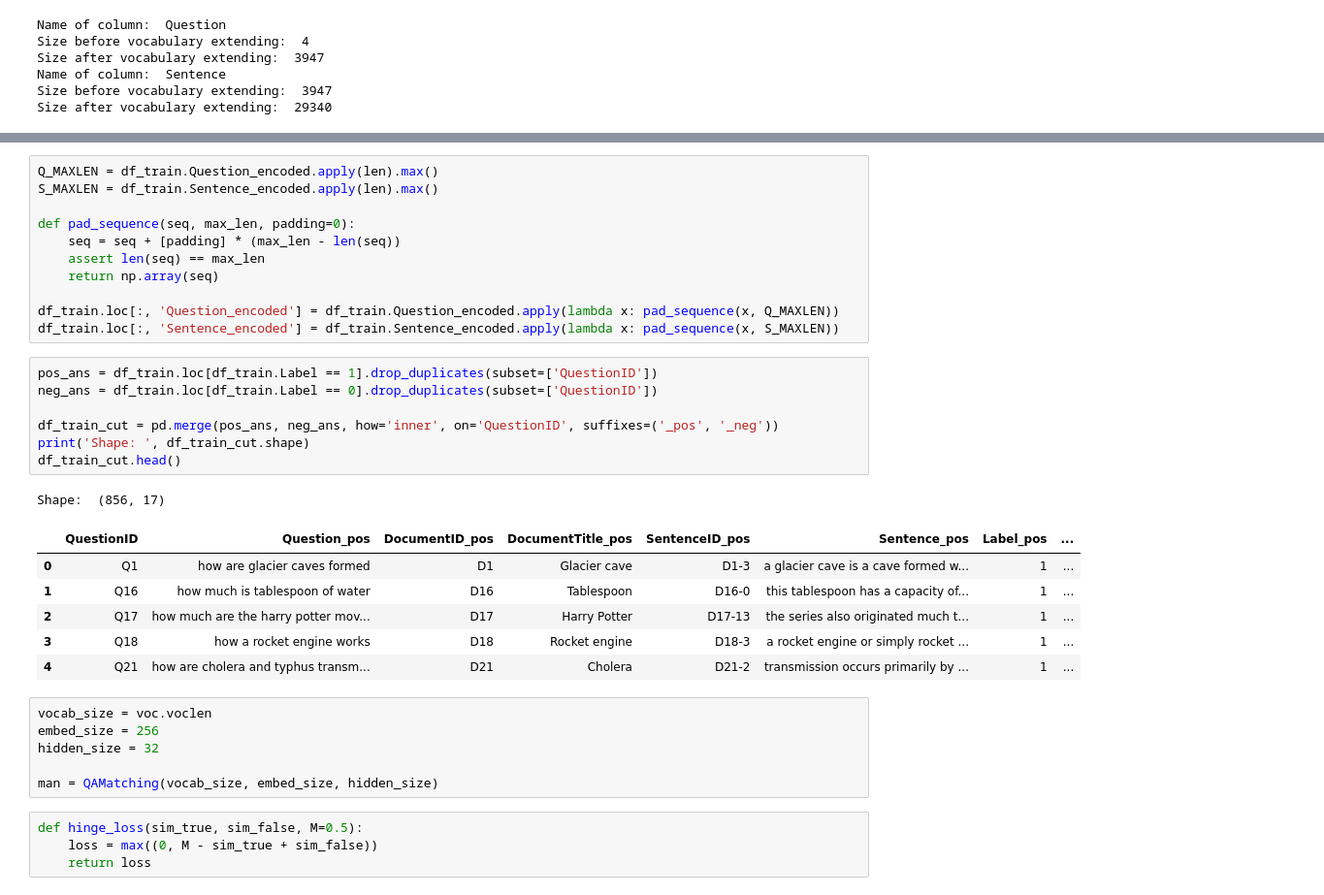
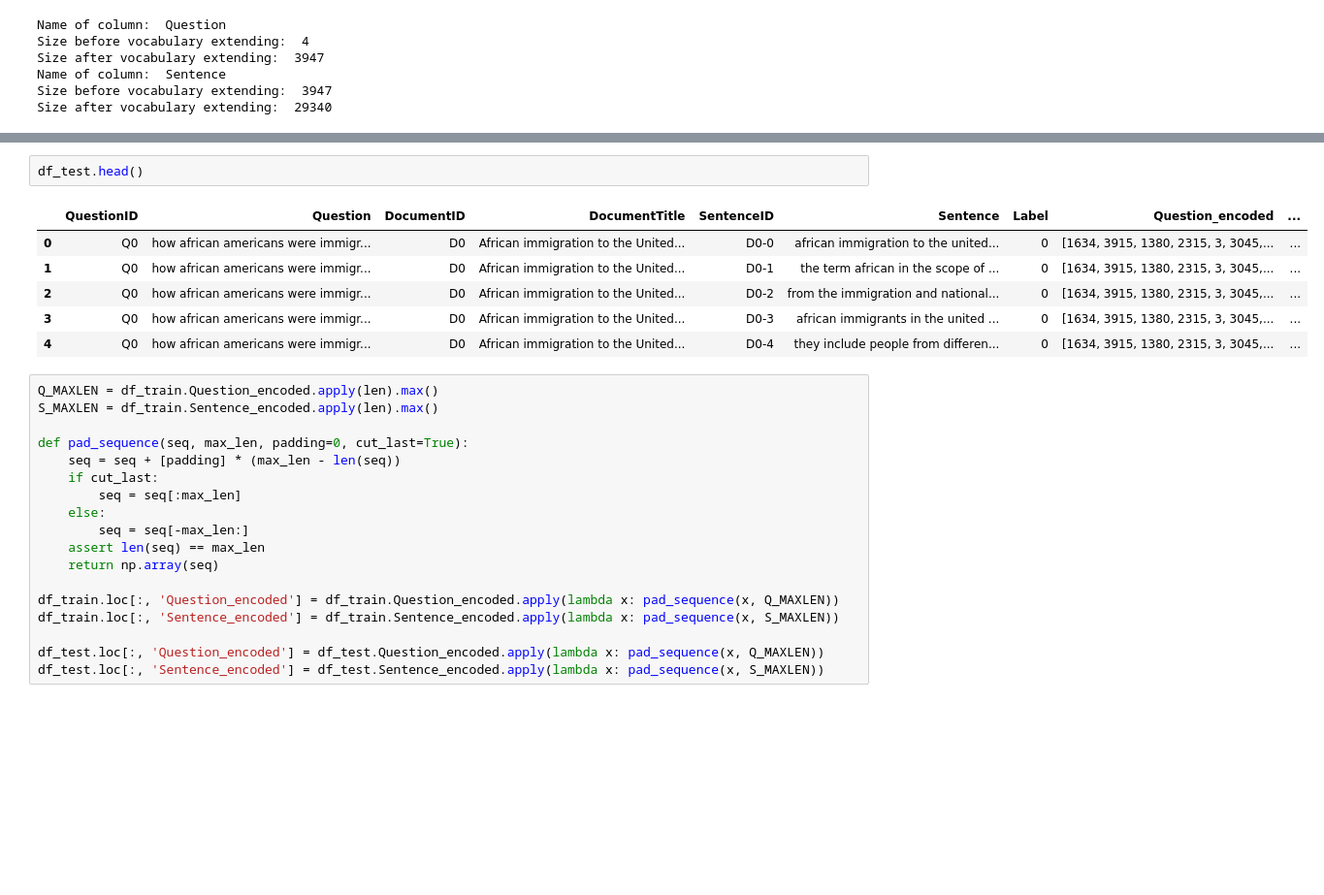
Before and after one commit to ivanpastukhov/nn4nqa, a Jupyter notebook: train.ipynb, the cells around one changed output, grey strips where cells are left out. Shown at 97% size. Saved outputs shown, nothing was run; the diff lists cells and outputs as text; blank space fills up the shorter version.

```diff
--- a/train.ipynb
+++ b/train.ipynb
@@ -127,36 +148,27 @@ df_train.head()
+# %%
+df_test.head()
+# %% [output]
+|  | QuestionID | Question | DocumentID | DocumentTitle | SentenceID | Sentence | Label | Question_encoded | ... |
+| 0 | Q0 | how african americans were immigr... | D0 | African immigration to the United... | D0-0 | african immigration to the united... | 0 | [1634, 3915, 1380, 2315, 3, 3045,... | ... |
+| 1 | Q0 | how african americans were immigr... | D0 | African immigration to the United... | D0-1 | the term african in the scope of ... | 0 | [1634, 3915, 1380, 2315, 3, 3045,... | ... |
+| 2 | Q0 | how african americans were immigr... | D0 | African immigration to the United... | D0-2 | from the immigration and national... | 0 | [1634, 3915, 1380, 2315, 3, 3045,... | ... |
+| 3 | Q0 | how african americans were immigr... | D0 | African immigration to the United... | D0-3 | african immigrants in the united ... | 0 | [1634, 3915, 1380, 2315, 3, 3045,... | ... |
+| 4 | Q0 | how african americans were immigr... | D0 | African immigration to the United... | D0-4 | they include people from differen... | 0 | [1634, 3915, 1380, 2315, 3, 3045,... | ... |
 # %%
 Q_MAXLEN = df_train.Question_encoded.apply(len).max()
 S_MAXLEN = df_train.Sentence_encoded.apply(len).max()
 
-def pad_sequence(seq, max_len, padding=0):
+def pad_sequence(seq, max_len, padding=0, cut_last=True):
     seq = seq + [padding] * (max_len - len(seq))
+    if cut_last:
+        seq = seq[:max_len]
+    else:
+        seq = seq[-max_len:]
     assert len(seq) == max_len
     return np.array(seq)
 
 df_train.loc[:, 'Question_encoded'] = df_train.Question_encoded.apply(lambda x: pad_sequence(x, Q_MAXLEN))
 df_train.loc[:, 'Sentence_encoded'] = df_train.Sentence_encoded.apply(lambda x: pad_sequence(x, S_MAXLEN))
+
+df_test.loc[:, 'Question_encoded'] = df_test.Question_encoded.apply(lambda x: pad_sequence(x, Q_MAXLEN))
+df_test.loc[:, 'Sentence_encoded'] = df_test.Sentence_encoded.apply(lambda x: pad_sequence(x, S_MAXLEN))
-# %%
-pos_ans = df_train.loc[df_train.Label == 1].drop_duplicates(subset=['QuestionID'])
-neg_ans = df_train.loc[df_train.Label == 0].drop_duplicates(subset=['QuestionID'])
-
-df_train_cut = pd.merge(pos_ans, neg_ans, how='inner', on='QuestionID', suffixes=('_pos', '_neg'))
-print('Shape: ', df_train_cut.shape)
-df_train_cut.head()
-# %% [output]
-Shape:  (856, 17)
-|  | QuestionID | Question_pos | DocumentID_pos | DocumentTitle_pos | SentenceID_pos | Sentence_pos | Label_pos | ... |
-| 0 | Q1 | how are glacier caves formed | D1 | Glacier cave | D1-3 | a glacier cave is a cave formed w... | 1 | ... |
-| 1 | Q16 | how much is tablespoon of water | D16 | Tablespoon | D16-0 | this tablespoon has a capacity of... | 1 | ... |
-| 2 | Q17 | how much are the harry potter mov... | D17 | Harry Potter | D17-13 | the series also originated much t... | 1 | ... |
-| 3 | Q18 | how a rocket engine works | D18 | Rocket engine | D18-3 | a rocket engine or simply rocket ... | 1 | ... |
-| 4 | Q21 | how are cholera and typhus transm... | D21 | Cholera | D21-2 | transmission occurs primarily by ... | 1 | ... |
-# %%
-vocab_size = voc.voclen
-embed_size = 256
-hidden_size = 32
-
-man = QAMatching(vocab_size, embed_size, hidden_size)
-# %%
-def hinge_loss(sim_true, sim_false, M=0.5):
-    loss = max((0, M - sim_true + sim_false))
-    return loss
```
Also changed, not shown: parts of 13 cells of this notebook, 3 other files.
